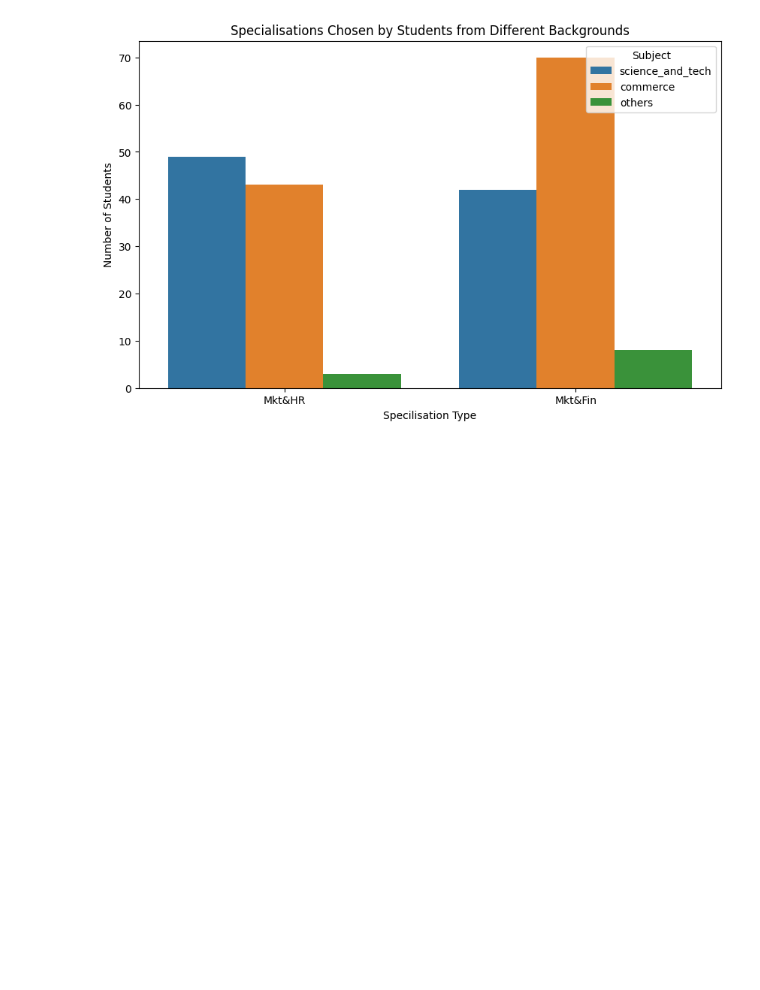
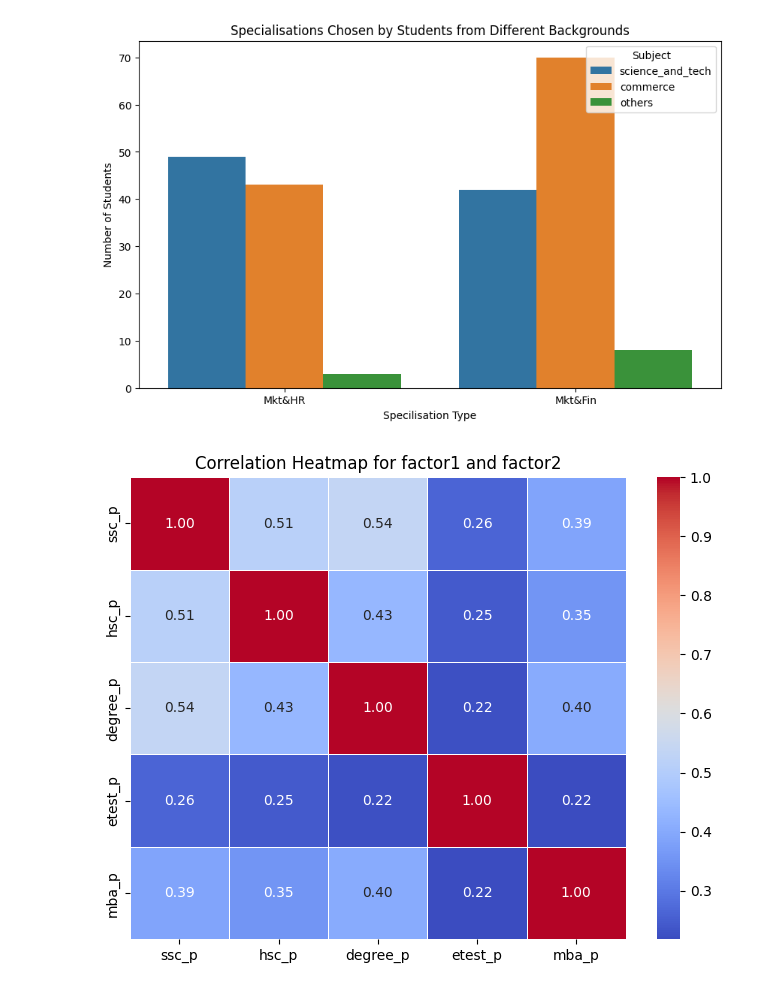
Before and after one commit to ShamindaKanchana/Placement-Insights-Unveiling-Trends-in-Student-Career-Trajectories, a Jupyter notebook: Notebook/unrevealing_trends.ipynb, the cells around one changed output. Cells and saved outputs as stored; diff of their text form; code cells hidden in the pictures; blank space fills up the shorter version.

```diff
--- a/Notebook/unrevealing_trends.ipynb
+++ b/Notebook/unrevealing_trends.ipynb
@@ -475,3 +476,20 @@ plt.legend(title='Subject', loc='upper right')
 plt.show()
 # %% [output]
 [figure]
+# %%
+
+# Select only the two columns you want to analyze
+selected_columns = ['ssc_p', 'hsc_p','degree_p','etest_p','mba_p']
+subset_df = df1[selected_columns]
+
+# Compute the correlation matrix for the selected columns
+correlation_matrix = subset_df.corr()
+
+# Plot the heatmap
+plt.figure(figsize=(8, 6))
+sns.heatmap(correlation_matrix, annot=True, cmap='coolwarm', fmt=".2f", linewidths=.5)
+plt.title('Correlation Heatmap for factor1 and factor2')
+plt.show()
+df1.head()
+# %% [output]
+[figure, added]
```
Also changed, not shown: parts of 3 cells of this notebook.
